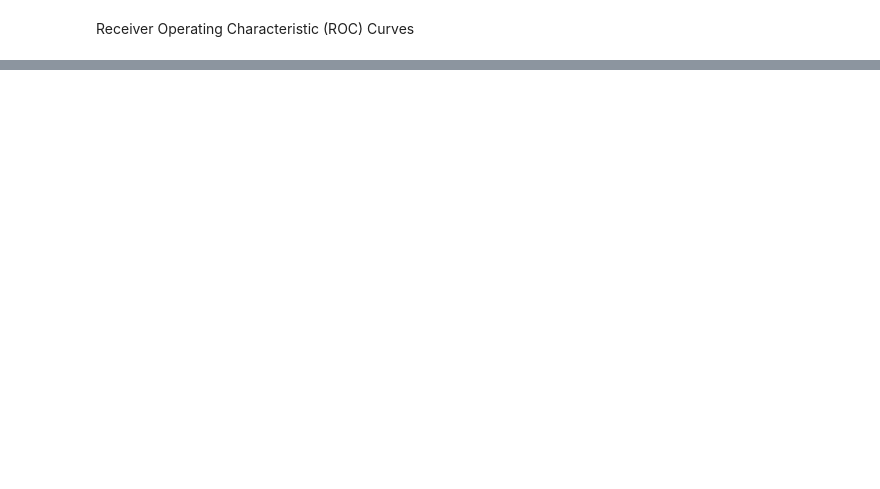
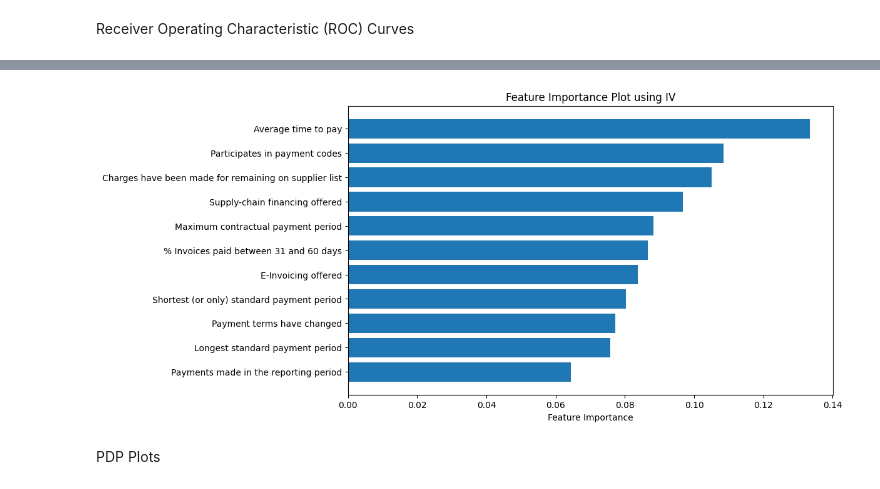
Before and after one commit to Lasya-t07/mini-proj, a Jupyter notebook: newdata.ipynb, the cells around one changed output, grey strips where cells are left out. Saved outputs shown, nothing was run; the diff lists cells and outputs as text; code cells hidden in the pictures; blank space fills up the shorter version.

```diff
--- a/newdata.ipynb
+++ b/newdata.ipynb
@@ -513,0 +503,22 @@ results_df
+# %%
+# Feature Importance using Information Value method
+# Define the feature names
+feature_names = list(X_train.columns)
+
+# Check if feature importances are available
+feature_importances = xgb_clf.feature_importances_
+
+# Sort features by importance
+sorted_idx = np.argsort(feature_importances)
+
+# Create the plot
+plt.figure(figsize=(10, 6))
+plt.barh(range(len(sorted_idx)), feature_importances[sorted_idx], align='center')
+plt.yticks(range(len(sorted_idx)), np.array(feature_names)[sorted_idx])
+plt.xlabel("Feature Importance")
+plt.title("Feature Importance Plot using IV")
+plt.show()
+# %% [output]
+[figure, added]
+# %% [markdown]
+PDP Plots
```
Also changed, not shown: parts of 24 cells of this notebook, 5 other files.
